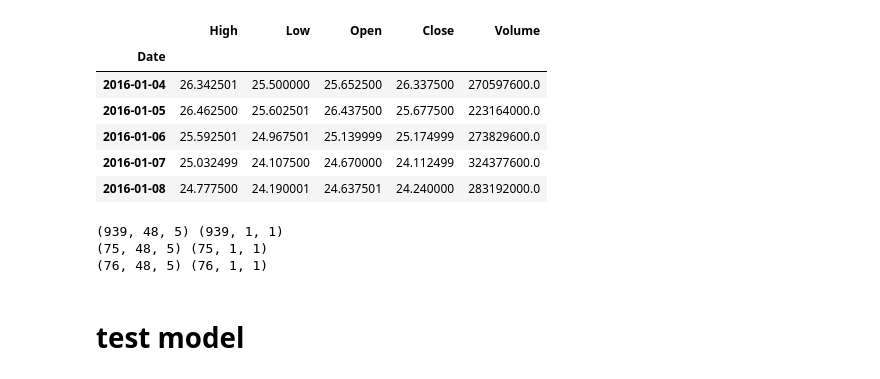
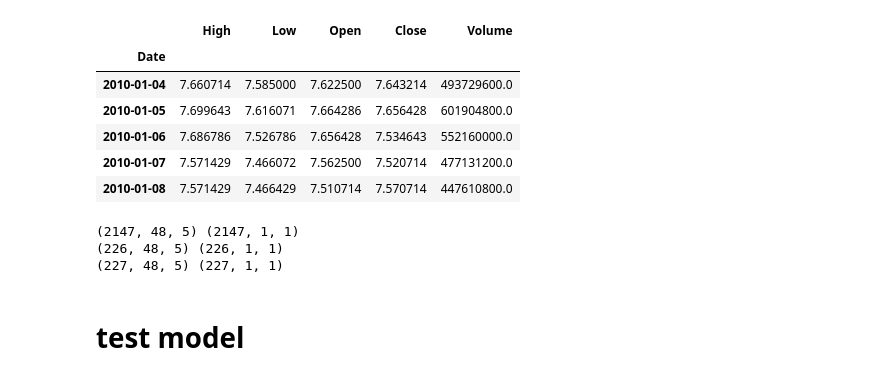
Before and after one commit to skywalker0803r/deep-learning-ian-goodfellow, a Jupyter notebook: LSTNet.ipynb, the cells around one changed output. Saved outputs shown, nothing was run; the diff lists cells and outputs as text; code cells hidden in the pictures.

```diff
--- a/LSTNet.ipynb
+++ b/LSTNet.ipynb
@@ -3,33 +3,33 @@
 # %%
 import torch
 from torch import nn
 from torch.optim import Adam
 import torch.nn.functional as F
 import requests
 import numpy as np
 import pandas as pd
 import pandas_datareader.data as web
 from torch.utils.data import TensorDataset,DataLoader
 import datetime
-from sklearn.preprocessing import MinMaxScaler
+from sklearn.preprocessing import MinMaxScaler,StandardScaler
 from copy import deepcopy
 import matplotlib.pyplot as plt
 
 # get model
 res =requests.get('https://raw.githubusercontent.com/skywalker0803r/LSTNet.pytorch/master/LSTNet.py').text
 exec(res)
-model = nn.Sequential(LSTNet(),nn.Sigmoid())
+model = LSTNet()
 
 # get data
-start,end = datetime.datetime(2016,1,1),datetime.date.today()
+start,end = datetime.datetime(2010,1,1),datetime.date.today()
 df = web.DataReader("AAPL", "yahoo", start, end).drop('Adj Close',axis=1)
 df.head()
 # %% [output]
 |  | High | Low | Open | Close | Volume |
 | Date |  |  |  |  |  |
-| 2016-01-04 | 26.342501 | 25.500000 | 25.652500 | 26.337500 | 270597600.0 |
-| 2016-01-05 | 26.462500 | 25.602501 | 26.437500 | 25.677500 | 223164000.0 |
-| 2016-01-06 | 25.592501 | 24.967501 | 25.139999 | 25.174999 | 273829600.0 |
-| 2016-01-07 | 25.032499 | 24.107500 | 24.670000 | 24.112499 | 324377600.0 |
-| 2016-01-08 | 24.777500 | 24.190001 | 24.637501 | 24.240000 | 283192000.0 |
+| 2010-01-04 | 7.660714 | 7.585000 | 7.622500 | 7.643214 | 493729600.0 |
+| 2010-01-05 | 7.699643 | 7.616071 | 7.664286 | 7.656428 | 601904800.0 |
+| 2010-01-06 | 7.686786 | 7.526786 | 7.656428 | 7.534643 | 552160000.0 |
+| 2010-01-07 | 7.571429 | 7.466072 | 7.562500 | 7.520714 | 477131200.0 |
+| 2010-01-08 | 7.571429 | 7.466429 | 7.510714 | 7.570714 | 447610800.0 |
 # %%
@@ -56,16 +56,15 @@ def split_df(df):
 # split data
 train,valid,test = split_df(df)
 # use train_data make scaler
-ss_x = MinMaxScaler().fit(train)
-ss_y = MinMaxScaler().fit(train[['Close']])
+ss_x = StandardScaler().fit(train)
 # apply scaler and make data_iter
-train_iter = make_data_iter(train,ss_x,ss_y)
-valid_iter = make_data_iter(valid,ss_x,ss_y)
-test_iter = make_data_iter(test,ss_x,ss_y)
+train_iter = make_data_iter(train,ss_x)
+valid_iter = make_data_iter(valid,ss_x)
+test_iter = make_data_iter(test,ss_x)
 # %% [output]
-(939, 48, 5) (939, 1, 1)
-(75, 48, 5) (75, 1, 1)
-(76, 48, 5) (76, 1, 1)
+(2147, 48, 5) (2147, 1, 1)
+(226, 48, 5) (226, 1, 1)
+(227, 48, 5) (227, 1, 1)
 # %% [markdown]
 # test model
 # %%
```
Also changed, not shown: parts of 6 cells of this notebook.
